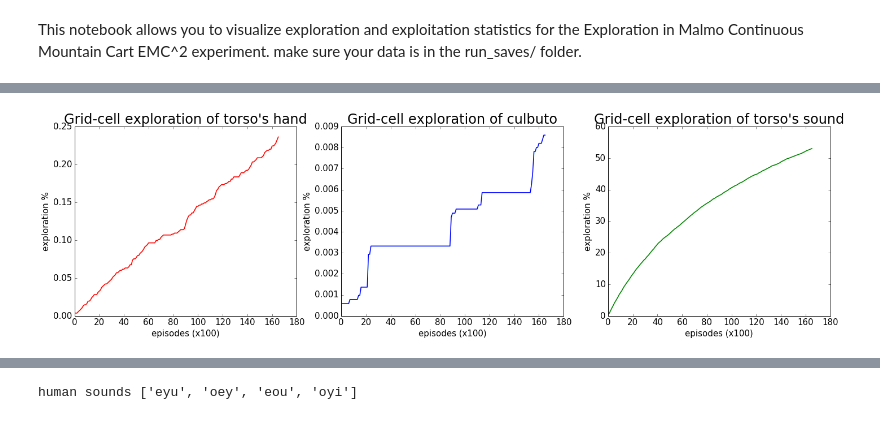
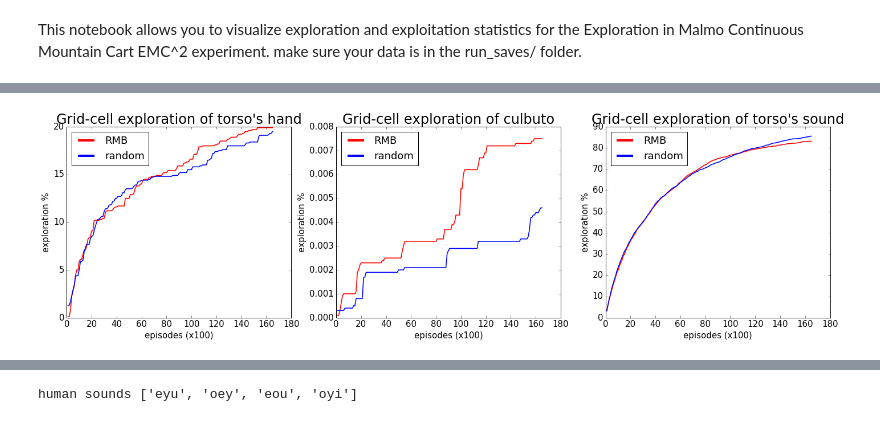
Before and after one commit to flowersteam/pobax_playground, a Jupyter notebook: notebooks/data_visualization.ipynb, the cells around one changed output, grey strips where cells are left out. Drawn from its saved outputs; the diff is of its cells as text; code cells hidden in the pictures.

```diff
--- a/notebooks/data_visualization.ipynb
+++ b/notebooks/data_visualization.ipynb
@@ -36,0 +12,25 @@ len goals: 0
+# %%
+# Step 1 load data
+nb_runs = 1
+model_filenames = ['RMB','random']
+models_data = {m:[] for m in model_filenames}
+models_bk = {m:[] for m in model_filenames}
+
+for filename in model_filenames:
+    for j in range(nb_runs):
+        full_filename = "../logs/"+filename+"_"+str(j)+".pickle"
+        if os.path.isfile(full_filename):
+            data = pickle.load(open(full_filename,"rb"))
+            bk = pickle.load(open("../logs/"+filename+"_"+str(j)+"_book_keeping.pickle","rb"))
+            bk['nb_iter'] = len(data['observations'])
+            models_data[filename].append(data)
+            models_bk[filename].append(bk)
+
+nb_iter = bk['nb_iter'] #assumes every model and run has same number of iter
+# %%
+for m in model_filenames:
+    for i in range(nb_runs):
+        print m+" run "+str(i)
+        print "{} iterations loaded: {} arm, {} sound".format(models_bk[m][i]['nb_iter'],
+                                                      models_bk[m][i]['nb_motor_it'],
+                                                      models_bk[m][i]['nb_sound_it'])
@@ -143,34 +144,36 @@ std_explo = np.std(explo,axis=1)
 # %%
 def plot_with_std(ax,x,y,err,color,shade_color,label,y_min=None,y_max=None, legend=False, title=None):
     plt.rcParams.update({'font.size': 15})
     ax.plot(x,y, color=color, label=label,linewidth=1.5)
     ax.fill_between(x,y-err,y+err,color=shade_color,alpha=0.5)
     if legend:
-        leg = plt.legend(loc='lower right')
+        leg = ax.legend(loc='upper left')
         for legobj in leg.legendHandles:
             legobj.set_linewidth(4.0)
     ax.set_xlabel('episodes (x100)')
     ax.set_ylabel('exploration %')
     if y_min is not None:
         ax.ylim(ymin=y_min,ymax=y_max)
     if title:
         ax.set_title(title, fontsize=24)
 
 colors = ['red','blue','green','magenta','black','cyan','orange']
 shades_colors = ['lightsalmon','skyblue','lightgreen','violet']
 title_info = ["torso's hand", "culbuto", "torso's sound"]
 plotpos=[131,132,133]
+
 f, (ax0, ax1, ax2) = plt.subplots(1,3,figsize=(24,6))
 ax = [ax0, ax1, ax2]
-for i,m in enumerate(metric):
-    y = mean_explo[i,:]
-    err = std_explo[i,:]
-    title = 'Grid-cell exploration of '
-    plot_with_std(ax[i], plot_steps//100,y,err,colors[i],shades_colors[i],metric[i],
-                  title=title+title_info[i])
-plt.savefig("grid_cell_exploration.pdf", bbox_inches='tight')
+for j, (mean_explo, std_explo) in enumerate(zip(models_mean_explo, models_std_explo)):
+    for i,m in enumerate(metric):
+        y = mean_explo[i,:]
+        err = std_explo[i,:]
+        title = 'Grid-cell exploration of '
+        plot_with_std(ax[i], plot_steps//100,y,err,colors[j],shades_colors[j],model_filenames[j],
+                      title=title+title_info[i], legend=True)
+    #plt.savefig("grid_cell_exploration.pdf", bbox_inches='tight')
 plt.show()
 # %% [output]
-[figure, old version]
+[figure, new version]
 # %%
 #Quantitative view of culbuto's reached positions
```
Also changed, not shown: parts of 17 cells of this notebook.
